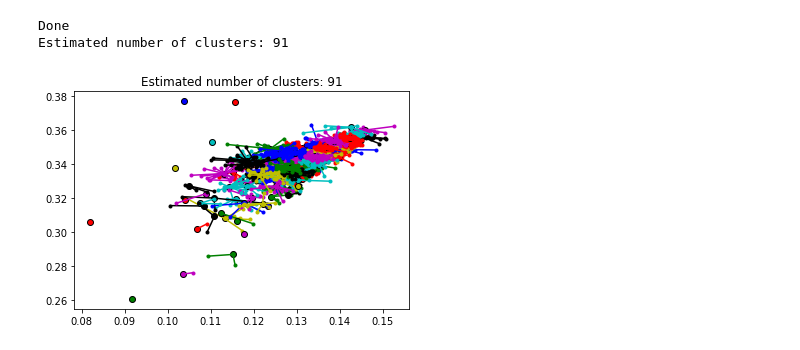
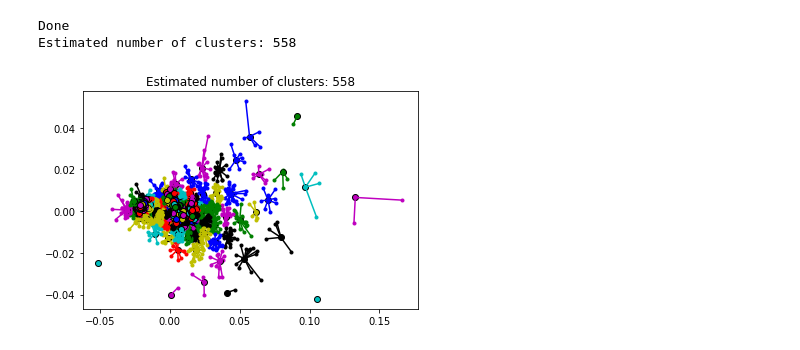
Before and after one commit to micsab/thinkful_files, a Jupyter notebook: unit_4/lesson_1/challenge_boston_marathon.ipynb, the cells around one changed output. Saved outputs shown, nothing was run; the diff lists cells and outputs as text; code cells hidden in the pictures.

```diff
--- a/unit_4/lesson_1/challenge_boston_marathon.ipynb
+++ b/unit_4/lesson_1/challenge_boston_marathon.ipynb
@@ -23,6 +23,7 @@ df['30k'] = pd.to_numeric(df['30k'], errors='coerce')
 df['half'] = pd.to_numeric(df['half'], errors='coerce')
 df['5k'] = pd.to_numeric(df['5k'], errors='coerce')
 df['20k'] = pd.to_numeric(df['20k'], errors='coerce')
+df['age_group'] = pd.cut(df['age'], bins=10)
 df = df.dropna(subset=['25k', '10k', 'official', '35k', '40k',
                       '30k', 'half', '5k', '20k'])
 df.head()
@@ -79,9 +109,9 @@ row_0
 # %%
 # Mean Shift
-bandwidth = estimate_bandwidth(X_norm, quantile=0.5, n_samples=1000)
+bandwidth = estimate_bandwidth(X_train, quantile=0.3, n_samples=1000)
 
 ms = MeanShift(bandwidth=bandwidth, bin_seeding=True)
-ms.fit(X_norm)
+ms.fit(X_train)
 
 labels = ms.labels_
 
@@ -90,4 +120,9 @@ cluster_centers = ms.cluster_centers_
 n_clusters_ = len(np.unique(labels))
 
 print("Number of estimated clusters: {}".format(n_clusters_))
+plt.scatter(X_train[:, 0], X_train[:, 1], c=labels)
+plt.show()
+
+print('Comparing the assigned categories to the ones in the data:')
+print(pd.crosstab(y_train, labels))
 # %% [output]
@@ -95,7 +144,20 @@ Number of estimated clusters: 11
 # %%
-plt.scatter(X_norm[:, 0], X_norm[:, 1], c=labels)
+from sklearn.cluster import SpectralClustering
+
+# We know we're looking for three clusters.
+n_clusters=2
+
+# Declare and fit the model.
+sc = SpectralClustering(n_clusters=n_clusters, affinity='rbf')
+sc.fit(X_train)
+
+#Predicted clusters.
+predict=sc.fit_predict(X_train)
+
+#Graph results.
+plt.scatter(X_train[:, 0], X_train[:, 1], c=predict)
 plt.show()
 
 print('Comparing the assigned categories to the ones in the data:')
-print(pd.crosstab(y_train, labels))
+print(pd.crosstab(y_train,predict))
 # %% [output]
@@ -144,7 +181,7 @@ from sklearn import metrics
 
 # Declare the model and fit it in one statement.
 # Note that you can provide arguments to the model, but we didn't.
-af = AffinityPropagation().fit(X_norm)
+af = AffinityPropagation().fit(X_train)
 print('Done')
 
 # Pull the number of clusters and cluster assignments for each data point.
@@ -155,29 +192,29 @@ labels = af.labels_
 print('Estimated number of clusters: {}'.format(n_clusters_))
 # %% [output]
 Done
-Estimated number of clusters: 91
+Estimated number of clusters: 558
 # %%
 from itertools import cycle
 
 plt.figure(1)
 plt.clf()
 
 # Cycle through each cluster and graph them with a center point for the
 # exemplar and lines from the exemplar to each data point in the cluster
 colors = cycle('bgrcmykbgrcmykbgrcmykbgrcmyk')
 for k, col in zip(range(n_clusters_), colors):
     class_members = labels == k
-    cluster_center = X_norm[cluster_centers_indices[k]]
-    plt.plot(X_norm[class_members, 0], X_norm[class_members, 1], col + '.')
+    cluster_center = X_train[cluster_centers_indices[k]]
+    plt.plot(X_train[class_members, 0], X_train[class_members, 1], col + '.')
     plt.plot(cluster_center[0],
             cluster_center[1],
             'o',
             markerfacecolor=col,
             markeredgecolor='k')
-    for x in X_norm[class_members]:
+    for x in X_train[class_members]:
         plt.plot([cluster_center[0], x[0]], [cluster_center[1], x[1]], col)
 
 plt.title('Estimated number of clusters: {}'.format(n_clusters_))
 plt.show()
 # %% [output]
-[figure, old version]
+[figure, new version]
```
Also changed, not shown: parts of 6 cells of this notebook.
